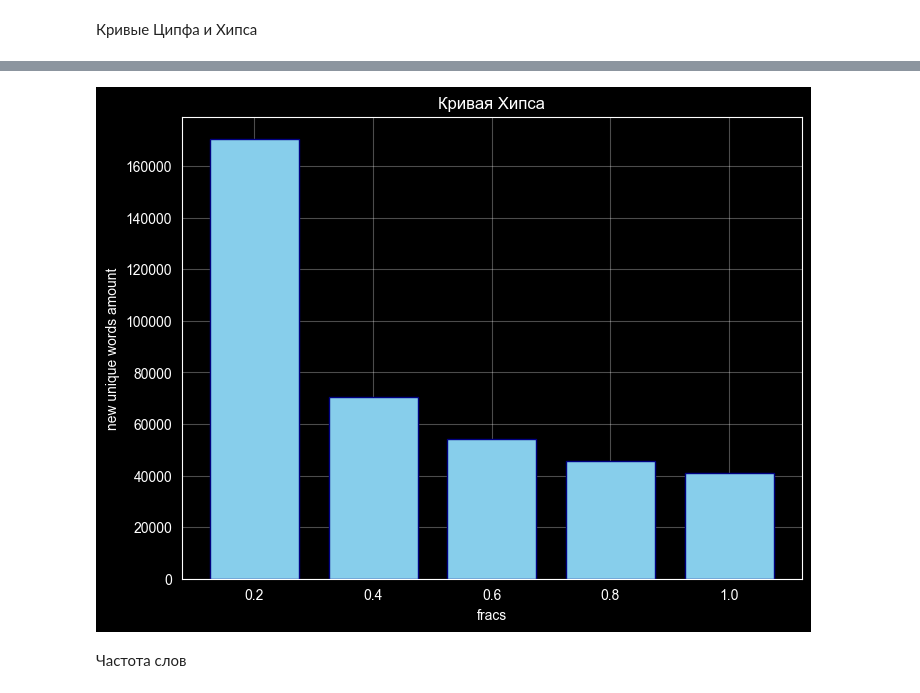
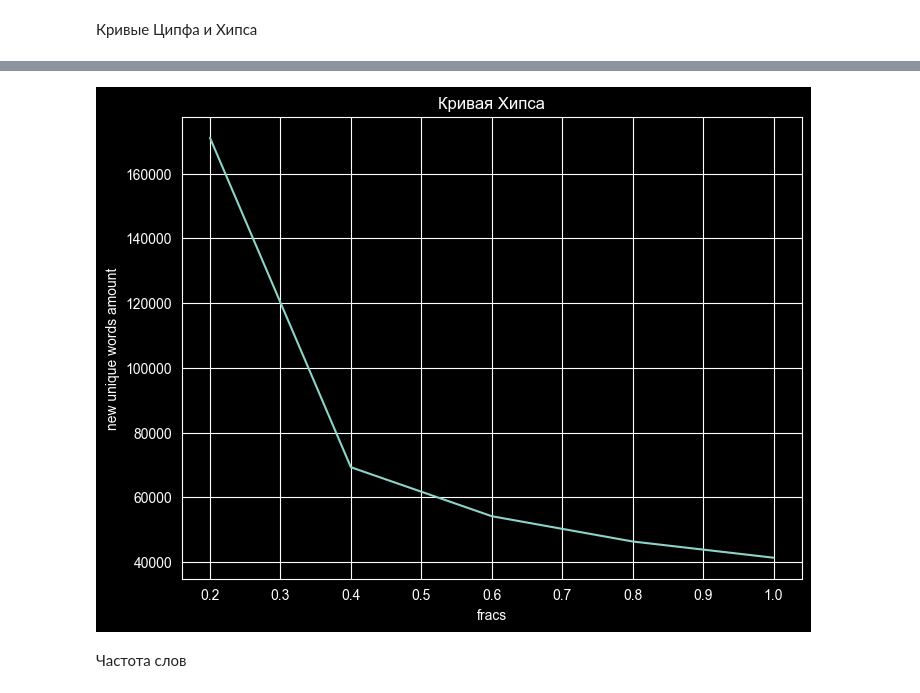
Before and after one commit to Norventorig/ml, a Jupyter notebook: nlp_education/task_1/main.ipynb, the cells around one changed output, grey strips where cells are left out. Drawn from its saved outputs; the diff is of its cells as text; code cells hidden in the pictures.

Commit message:
adds hips curve

```diff
--- a/nlp_education/task_1/main.ipynb
+++ b/nlp_education/task_1/main.ipynb
@@ -187,14 +250,13 @@ unique_words_amounts = np.concatenate([[unique_words_amounts[0]],
                                      np.diff(unique_words_amounts)])
 # %%
 plt.figure(figsize=(8, 6))
-plt.bar(fracs, unique_words_amounts, width=0.15, color='skyblue', edgecolor='navy', linewidth=1)
+plt.plot(fracs, unique_words_amounts)
 plt.xlabel('fracs')
 plt.ylabel('new unique words amount')
 plt.title('Кривая Хипса')
-plt.grid(True, alpha=0.3)
 plt.show()
 # %% [output]
-[figure, old version]
+[figure, new version]
 # %% [markdown]
 Частота слов
 # %%
```
Also changed, not shown: parts of 13 cells of this notebook.
